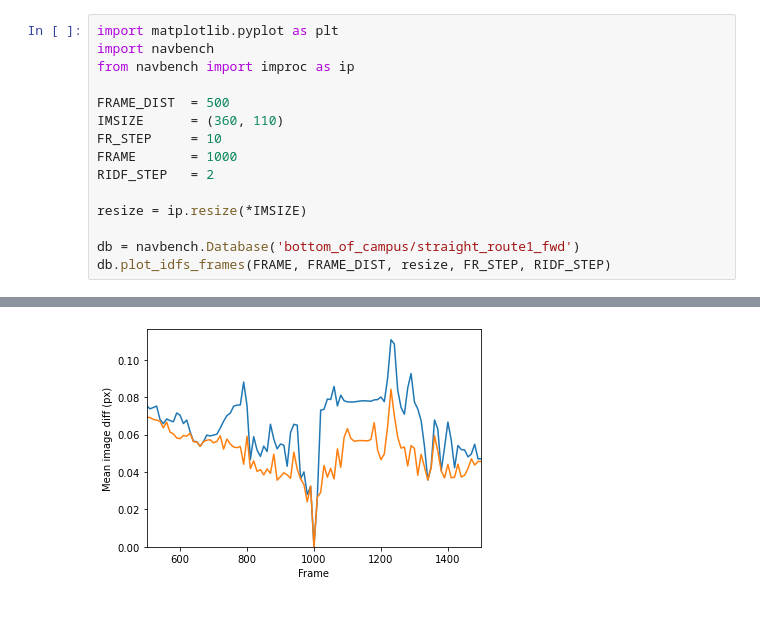
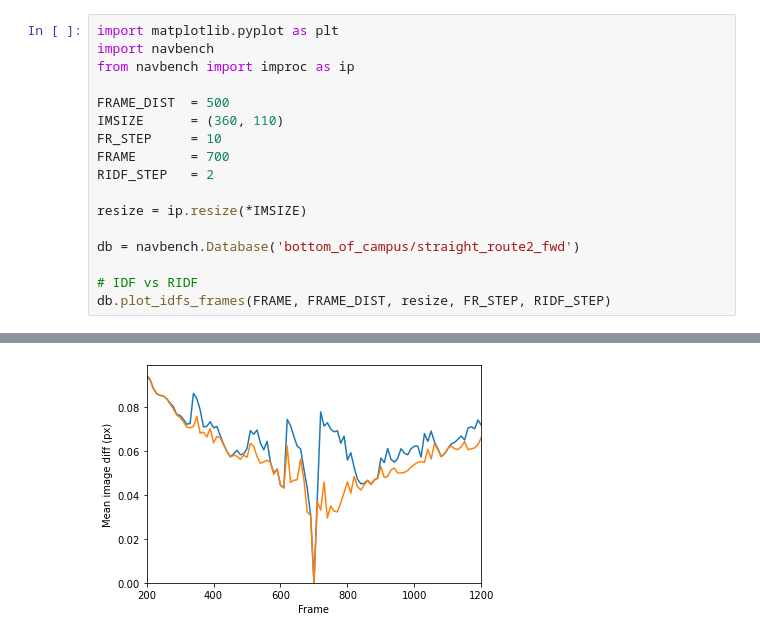
Before and after one commit to BrainsOnBoard/navbench, a Jupyter notebook: route_idfs_campus.ipynb, the cells around one changed output, grey strips where cells are left out. Cells and saved outputs as stored; diff of their text form.

Commit message:
straight_route2_fwd seems a better set to use

```diff
--- a/route_idfs_campus.ipynb
+++ b/route_idfs_campus.ipynb
@@ -6,11 +6,13 @@ from navbench import improc as ip
 FRAME_DIST  = 500
 IMSIZE      = (360, 110)
 FR_STEP     = 10
-FRAME       = 1000
+FRAME       = 700
 RIDF_STEP   = 2
 
 resize = ip.resize(*IMSIZE)
 
-db = navbench.Database('bottom_of_campus/straight_route1_fwd')
+db = navbench.Database('bottom_of_campus/straight_route2_fwd')
+
+# IDF vs RIDF
 db.plot_idfs_frames(FRAME, FRAME_DIST, resize, FR_STEP, RIDF_STEP)
 # %% [output]
@@ -19,4 +21,4 @@ Testing frames 500 to 1500 (n=101)
-[figure, old version]
+[figure, new version]
 # %%
 import matplotlib.pyplot as plt
 import navbench as nb
```
Also changed, not shown: parts of 2 cells of this notebook.
